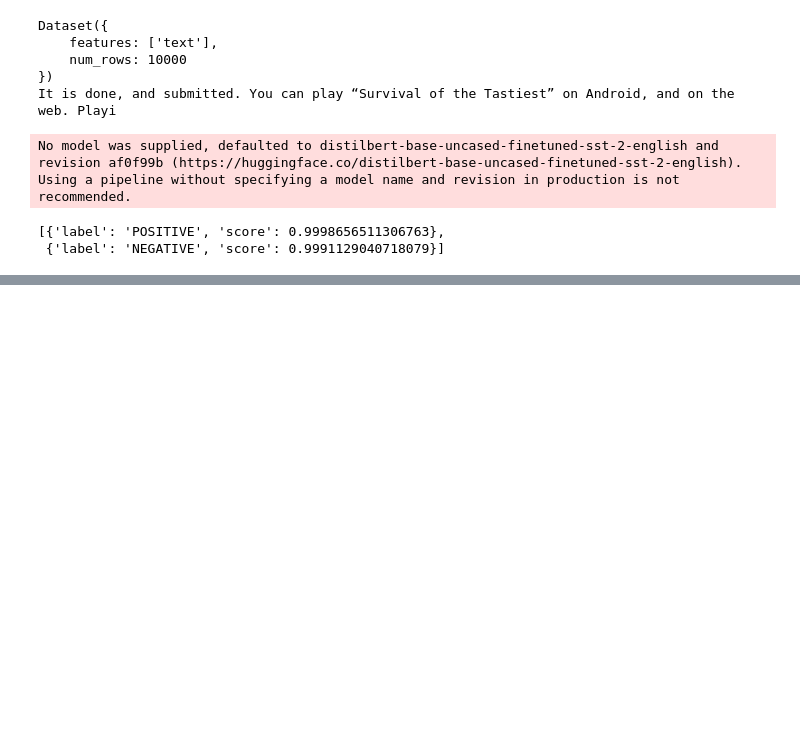
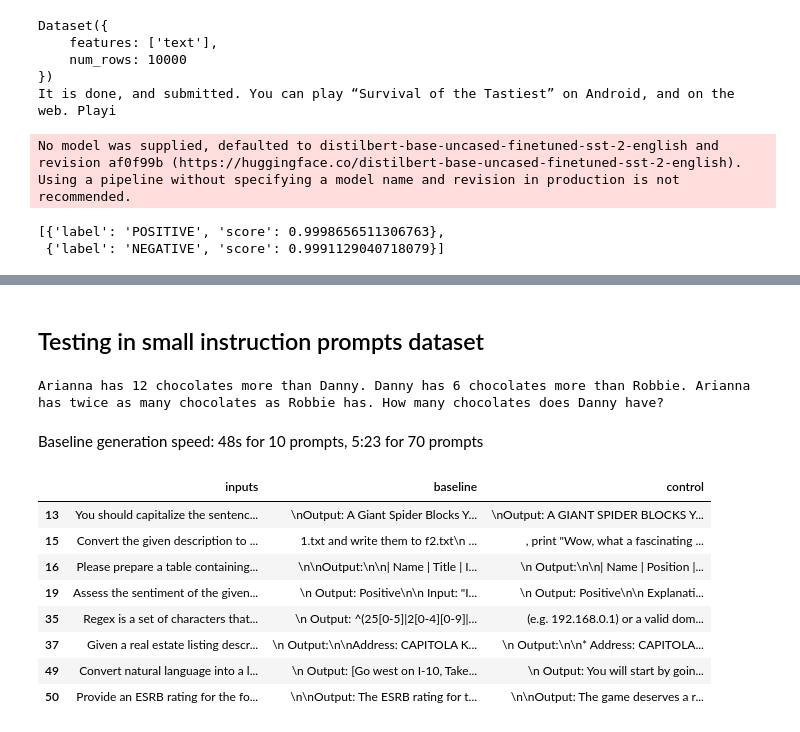
Before and after one commit to owen-yeung/spar-owen, a Jupyter notebook: happiness_test.ipynb, the cells around one changed output, grey strips where cells are left out. Drawn from its saved outputs; the diff is of its cells as text; code cells hidden in the pictures; blank space fills up the shorter version.

```diff
--- a/happiness_test.ipynb
+++ b/happiness_test.ipynb
@@ -246 +247,3 @@ Using a pipeline without specifying a model name and revision in production is n
+# %%
+happiness_activations = torch.load("happiness_activations.pth")
 # %%
@@ -305,0 +328,50 @@ sentiment_pipeline([baseline_outputs, control_outputs])
+# %% [markdown]
+## Testing in small instruction prompts dataset
+# %%
+# Test sentiemnt classifier on instruction prompts
+# Starting with this small one
+instructions_small_dataset = load_dataset("HuggingFaceH4/instruction-dataset")['test']['prompt']
+print(instructions_small_dataset[0])
+# %% [output]
+Arianna has 12 chocolates more than Danny. Danny has 6 chocolates more than Robbie. Arianna has twice as many chocolates as Robbie has. How many chocolates does Danny have?
+# %% [markdown]
+Baseline generation speed: 48s for 10 prompts, 5:23 for 70 prompts
+# %%
+#TODO: Pass into happiness-injected model
+# TODO Figure out how to pass dataset into the model
+happiness_results = generate_baseline_and_happy_steer(instructions_small_dataset[250:])
+
+# print_baseline_and_happy_steer(instructions_small_dataset[:2], baseline, control)
+# %%
+baseline_sentiment = pd.DataFrame(sentiment_pipeline(happiness_results['baseline'].tolist()))
+control_sentiment = pd.DataFrame(sentiment_pipeline(happiness_results['control'].tolist()))
+# Add columns for sentiment scores and labels
+happiness_results['baseline_sentiment_label'] = baseline_sentiment['label']
+happiness_results['baseline_sentiment_score'] = baseline_sentiment['score']
+happiness_results['control_sentiment_label'] = control_sentiment['label']
+happiness_results['control_sentiment_score'] = control_sentiment['score']
+
+# print(happiness_results)
+# %%
+# Only show rows where the sentiment label is negative
+pd.set_option('display.max_colwidth', None)
+negative_after_control = happiness_results[happiness_results['control_sentiment_label'] == 'NEGATIVE']
+# Only show inputs, control, and baseline
+display(negative_after_control[['inputs', 'baseline', 'control']])
+# print(negative_after_control['inputs'].tolist())
+# print(negative_after_control['baseline'].tolist())
+# print(negative_after_control['control'].tolist())
+
+
+# Only show rows where the sentiment label changed
+# print(happiness_results[happiness_results['baseline_sentiment_label'] != happiness_results['control_sentiment_label']])
+# %% [output]
+|  | inputs | baseline | control |
+| 13 | You should capitalize the sentenc... | \nOutput: A Giant Spider Blocks Y... | \nOutput: A GIANT SPIDER BLOCKS Y... |
+| 15 | Convert the given description to ... | 1.txt and write them to f2.txt\n ... | , print "Wow, what a fascinating ... |
+| 16 | Please prepare a table containing... | \n\nOutput:\n\n| Name | Title | I... | \n Output:\n\n| Name | Position |... |
+| 19 | Assess the sentiment of the given... | \n Output: Positive\n\n Input: "I... | \n Output: Positive\n\n Explanati... |
+| 35 | Regex is a set of characters that... | \n Output: ^(25[0-5]|2[0-4][0-9]|... | (e.g. 192.168.0.1) or a valid dom... |
+| 37 | Given a real estate listing descr... | \n Output:\n\nAddress: CAPITOLA K... | \n Output:\n\n* Address: CAPITOLA... |
+| 49 | Convert natural language into a l... | \n Output: [Go west on I-10, Take... | \n Output: You will start by goin... |
+| 50 | Provide an ESRB rating for the fo... | \n\nOutput: The ESRB rating for t... | \n\nOutput: The game deserves a r... |
```
Also changed, not shown: parts of 25 cells of this notebook, 9 other files.
